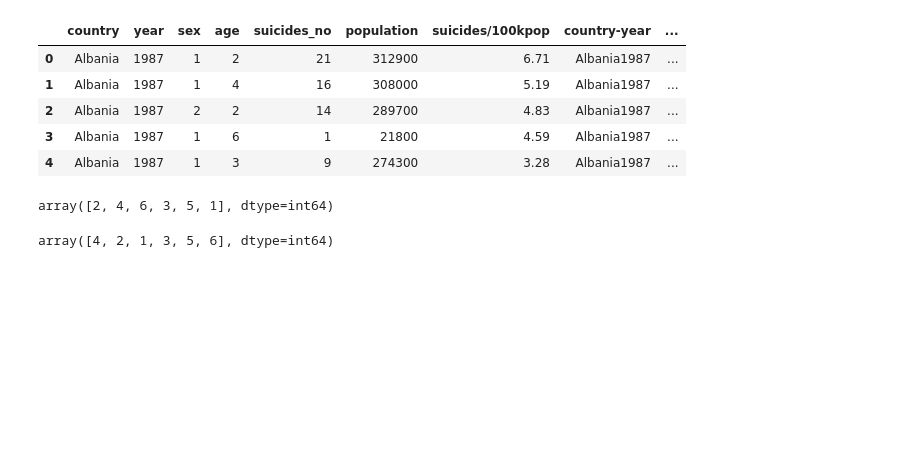
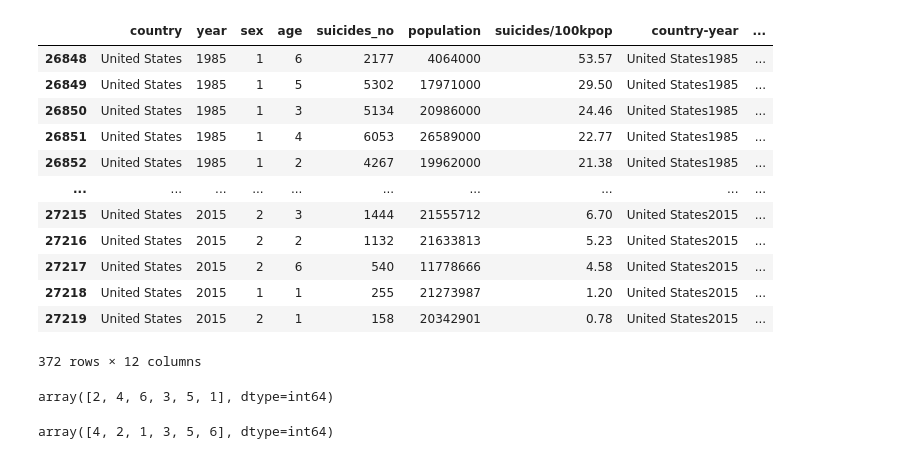
Before and after one commit to ajeddin/specsCapstone, a Jupyter notebook: suicide .ipynb, the cells around one changed output. Cells and saved outputs as stored; diff of their text form; code cells hidden in the pictures; blank space fills up the shorter version.

```diff
--- a/suicide .ipynb
+++ b/suicide .ipynb
@@ -12,14 +12,21 @@ dfUS = pd.read_csv('Suicide.csv')
 master=pd.read_csv('cleanData.csv')
 masterCat=master.copy()
 # %%
-master.head()
+master[master['country']=='United States']
 # %% [output]
 |  | country | year | sex | age | suicides_no | population | suicides/100kpop | country-year | ... |
-| 0 | Albania | 1987 | 1 | 2 | 21 | 312900 | 6.71 | Albania1987 | ... |
-| 1 | Albania | 1987 | 1 | 4 | 16 | 308000 | 5.19 | Albania1987 | ... |
-| 2 | Albania | 1987 | 2 | 2 | 14 | 289700 | 4.83 | Albania1987 | ... |
-| 3 | Albania | 1987 | 1 | 6 | 1 | 21800 | 4.59 | Albania1987 | ... |
-| 4 | Albania | 1987 | 1 | 3 | 9 | 274300 | 3.28 | Albania1987 | ... |
+| 26848 | United States | 1985 | 1 | 6 | 2177 | 4064000 | 53.57 | United States1985 | ... |
+| 26849 | United States | 1985 | 1 | 5 | 5302 | 17971000 | 29.50 | United States1985 | ... |
+| 26850 | United States | 1985 | 1 | 3 | 5134 | 20986000 | 24.46 | United States1985 | ... |
+| 26851 | United States | 1985 | 1 | 4 | 6053 | 26589000 | 22.77 | United States1985 | ... |
+| 26852 | United States | 1985 | 1 | 2 | 4267 | 19962000 | 21.38 | United States1985 | ... |
+| ... | ... | ... | ... | ... | ... | ... | ... | ... | ... |
+| 27215 | United States | 2015 | 2 | 3 | 1444 | 21555712 | 6.70 | United States2015 | ... |
+| 27216 | United States | 2015 | 2 | 2 | 1132 | 21633813 | 5.23 | United States2015 | ... |
+| 27217 | United States | 2015 | 2 | 6 | 540 | 11778666 | 4.58 | United States2015 | ... |
+| 27218 | United States | 2015 | 1 | 1 | 255 | 21273987 | 1.20 | United States2015 | ... |
+| 27219 | United States | 2015 | 2 | 1 | 158 | 20342901 | 0.78 | United States2015 | ... |
+372 rows × 12 columns
 # %%
 master.age.unique()
 # %% [output]
```
Also changed, not shown: parts of 2 cells of this notebook, 5 other files.
